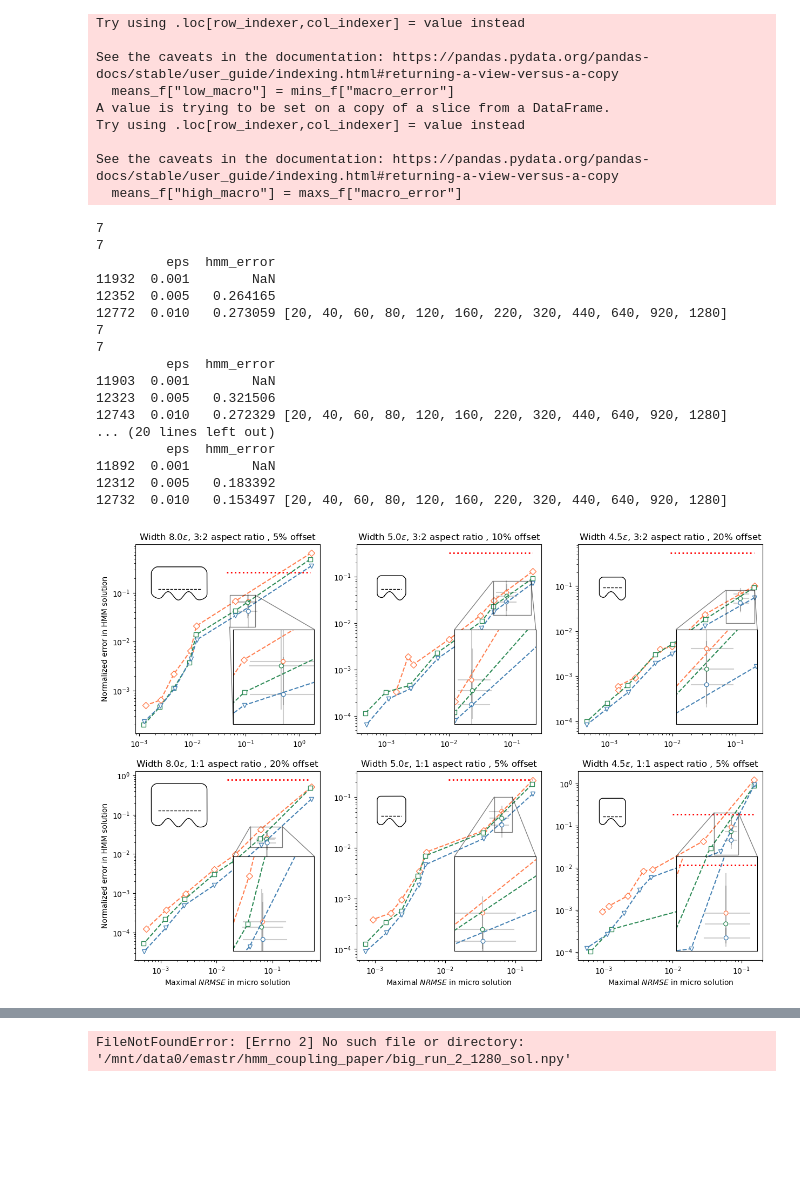
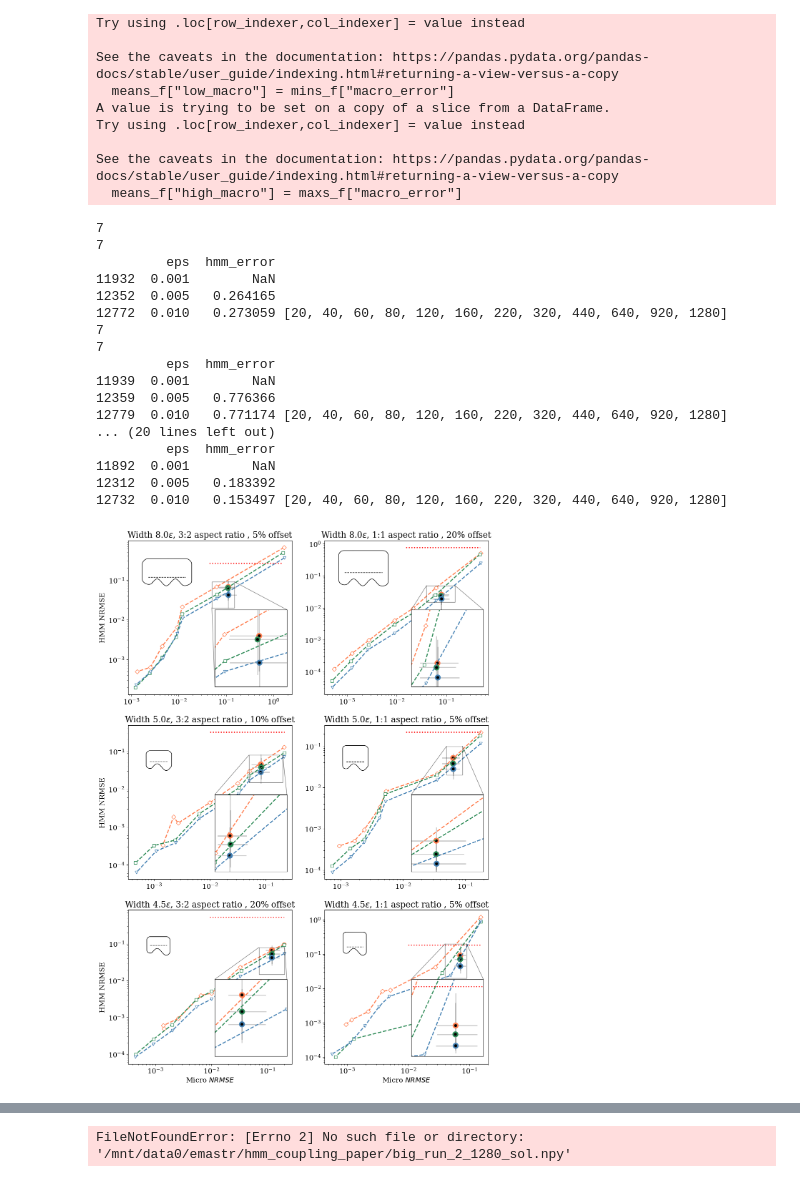
Before and after one commit to emastr/deep-micro-slip-model, a Jupyter notebook: notebooks/part30_paper_runs/epsilon_scaling/part32_HMM_visualize.ipynb, the cells around one changed output, grey strips where cells are left out. Drawn from its saved outputs; the diff is of its cells as text; code cells hidden in the pictures; blank space fills up the shorter version.

Commit message:
channel plot

```diff
--- a/notebooks/part30_paper_runs/epsilon_scaling/part32_HMM_visualize.ipynb
+++ b/notebooks/part30_paper_runs/epsilon_scaling/part32_HMM_visualize.ipynb
@@ -410,6 +410,10 @@ Try using .loc[row_indexer,col_indexer] = value instead
 See the caveats in the documentation: https://pandas.pydata.org/pandas-docs/stable/user_guide/indexing.html#returning-a-view-versus-a-copy
   means_f["high_macro"] = maxs_f["macro_error"]
 # %%
+matplotlib.rcParams['font.size'] = 14
+matplotlib.rcParams['font.family'] = 'serif'
+matplotlib.rcParams['text.usetex'] = False
+matplotlib.rcParams['lines.linewidth'] = 2
 
 markers = ["D", "s", "v", "^"]
 colors = ["coral", "seagreen", "steelblue", "indianred"]
@@ -426,7 +430,7 @@ def error_bar(ax, data, x, y, xmin, xmax, ymin, ymax, **kwargs):
 
 def plot(ax, data_deep, data_classic):
     error_bar(ax, data_deep, "micro_error", "macro_error", "low_micro", "high_micro", "low_macro", "high_macro", zorder=-1)
-    data_deep.plot(x="micro_error", y="macro_error", kind="scatter", c="white", s=30, colorbar=False, ax=ax, marker='o', edgecolor=data_deep["color"])
+    data_deep.plot(x="micro_error", y="macro_error", kind="scatter", c="black", s=80, colorbar=False, ax=ax, marker='o', linewidth=3, edgecolor=data_deep["color"])
 
     for j, i in enumerate(i_list):
         x = data_classic[data_classic["sim_idx"] == i]["micro_error"]
@@ -465,17 +469,17 @@ def add_subplot_axes(ax,rect,axisbg='w'):
 configs = [(8, 0.7, 0.05),(8, 1.0, 0.2), (4.5, 0.7, 0.2), (4.5, 1.0, 0.05)]
 
 configs = [(8.0, 0.7, 0.05, 0.05, 0.15, 0.020, 0.09), \
+           (8.0, 1.0, 0.20, 0.04, 0.15, 0.015, 0.05), \
            (5.0, 0.7, 0.10, 0.05, 0.20, 0.015, 0.08), \
+           (5.0, 1.0, 0.05, 0.05, 0.09, 0.020, 0.10), \
            (4.5, 0.7, 0.20, 0.07, 0.20, 0.015, 0.08), \
-           (8.0, 1.0, 0.20, 0.04, 0.15, 0.015, 0.05), \
-           (5.0, 1.0, 0.05, 0.05, 0.09, 0.020, 0.10), \
            (4.5, 1.0, 0.05, 0.04, 0.09, 0.020, 0.20)]
 
 x1, x2, y1, y2 = 0.04, 0.16, 0.012, 0.1  # subregion of the original image
 #for it, args in enumerate(list(product(w_list, height_list, line_pos_list))[:20]):
 #for it, args in enumerate(list(product([4.5, 8], [0.7,1.0], [0.2, 0.05]))[:20]):
 aspect_ratio = {0.7: "3:2", 1.0: "1:1"}
-plt.figure(figsize=(15, 10))
+plt.figure(figsize=(13, 19))
 for it, args in enumerate(configs):
     w, h, lp, x1,x2, y1, y2 = args
 
@@ -488,7 +492,7 @@ for it, args in enumerate(configs):
     data_classic = runs_classical_less[(runs_classical_less["width"] == w) & (runs_classical_less["height"] == h) & (runs_classical_less["line_pos"] == lp)]
 
     #plt.figure(figsize=(5,4))
-    ax = plt.subplot(2, 3, it+1)
+    ax = plt.subplot(3, 2, it+1)
     #ax = plt.gca()
     #plt.title(f"Width {w}, height {h}, line pos {lp}")
     plot(ax, data_deep, data_classic)
@@ -496,12 +500,12 @@ for it, args in enumerate(configs):
     #plt.scatter(df["micro_error"], df["macro_error"], c=np.log(df["eps"]), cmap="viridis", s=10)
     ax.set_xscale("log")
     ax.set_yscale("log")
-    if it >= 3:
-        ax.set_xlabel("Maximal $NRMSE$ in micro solution")
+    if it >= 4:
+        ax.set_xlabel("Micro $NRMSE$")
     else:
         ax.set_xlabel("")
-    if it % 3 == 0:
-        ax.set_ylabel("Normalized error in HMM solution")
+    if it % 2 == 0:
+        ax.set_ylabel("HMM NRMSE")
     else:
         ax.set_ylabel("")
     #plt.grid(which="both", alpha=0.5)
@@ -528,35 +532,36 @@ for it, args in enumerate(configs):
     #plt.tight_layout()
 
     plt.title(f"Width {w:.1f}$\\epsilon$, {aspect_ratio[h]} aspect ratio , {lp*100:.0f}% offset")
 
     subax = add_subplot_axes(ax, [0.05, 0.55, 0.4, 0.4])
     L = 9*eps
     xp = L/2
     subax.set_xlim([-L+xp,L+xp])
     subax.set_ylim([-L,L])
     #subax.axis("equal")
     subax.axis("off")
     micp.geom.plot(subax, show_rounded=False, show_hline=False, color="black", linewidth=1.)
     subax.plot([np.real(micp.geom.line_left), np.real(micp.geom.line_right)],
                     [np.imag(micp.geom.line_left), np.imag(micp.geom.line_right)], 'k--', linewidth=1.)
 
-    plt.gcf().savefig(f"{figures_dir}coupling_error_new_3x2.pdf")
+#plt.tight_layout()
+plt.gcf().savefig(f"{figures_dir}coupling_error_new_3x2.pdf")
 # %% [output]
 7
 7
          eps  hmm_error
 11932  0.001        NaN
 12352  0.005   0.264165
 12772  0.010   0.273059 [20, 40, 60, 80, 120, 160, 220, 320, 440, 640, 920, 1280]
 7
 7
          eps  hmm_error
-11903  0.001        NaN
-12323  0.005   0.321506
-12743  0.010   0.272329 [20, 40, 60, 80, 120, 160, 220, 320, 440, 640, 920, 1280]
+11939  0.001        NaN
+12359  0.005   0.776366
+12779  0.010   0.771174 [20, 40, 60, 80, 120, 160, 220, 320, 440, 640, 920, 1280]
 ... (20 lines left out)
          eps  hmm_error
 11892  0.001        NaN
 12312  0.005   0.183392
 12732  0.010   0.153497 [20, 40, 60, 80, 120, 160, 220, 320, 440, 640, 920, 1280]
-[figure, old version]
+[figure, new version]
```
Also changed, not shown: parts of 1 cell of this notebook, 8 other files.
